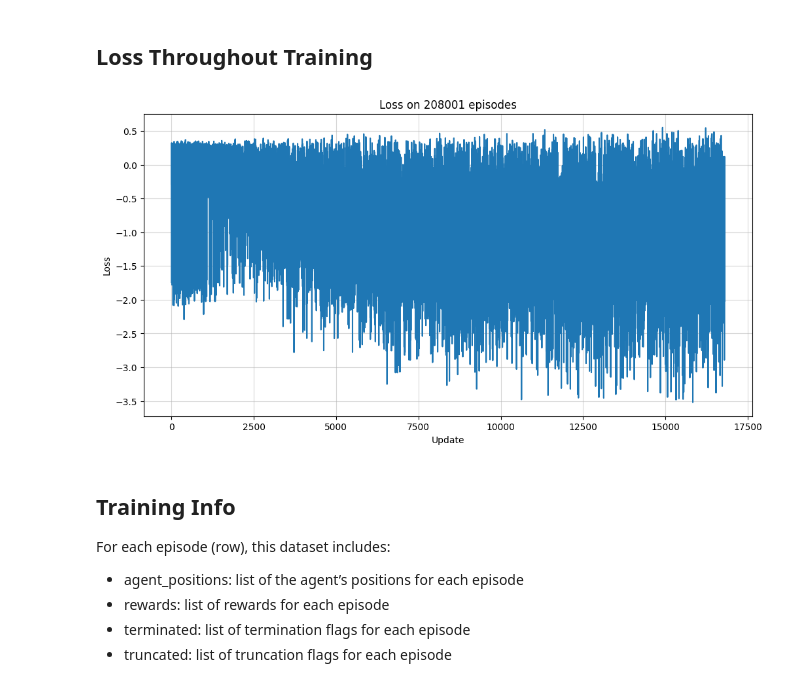
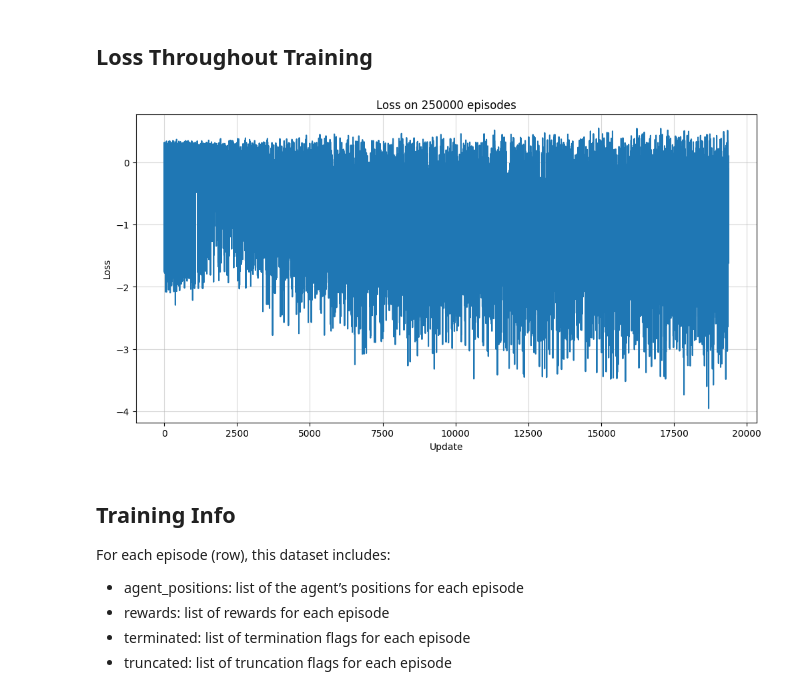
Before and after one commit to GianM0027/Rover-Trajectory-Finder, a Jupyter notebook: training_results.ipynb, the cells around one changed output. Saved outputs shown, nothing was run; the diff lists cells and outputs as text; code cells hidden in the pictures.

Commit message:
250k episodes training 10x10

```diff
--- a/training_results.ipynb
+++ b/training_results.ipynb
@@ -100,15 +100,15 @@ def print_invalid_paths_occurrence(optimal_paths):
 ## Loss Throughout Training
 # %%
 plt.figure(figsize=(12,6))
-plt.title(f"Loss on {len(info_per_episode)} episodes")
+plt.title(f"Loss on {len(info_per_episode)-1} episodes")
 plt.plot(losses, label="loss")
 plt.grid(True, alpha=0.5)
 plt.xlabel("Update")
 plt.ylabel("Loss")
 
 plt.show()
 # %% [output]
-[figure, old version]
+[figure, new version]
 # %% [markdown]
 ## Training Info
 
```
Also changed, not shown: parts of 7 cells of this notebook, 2 other files.
